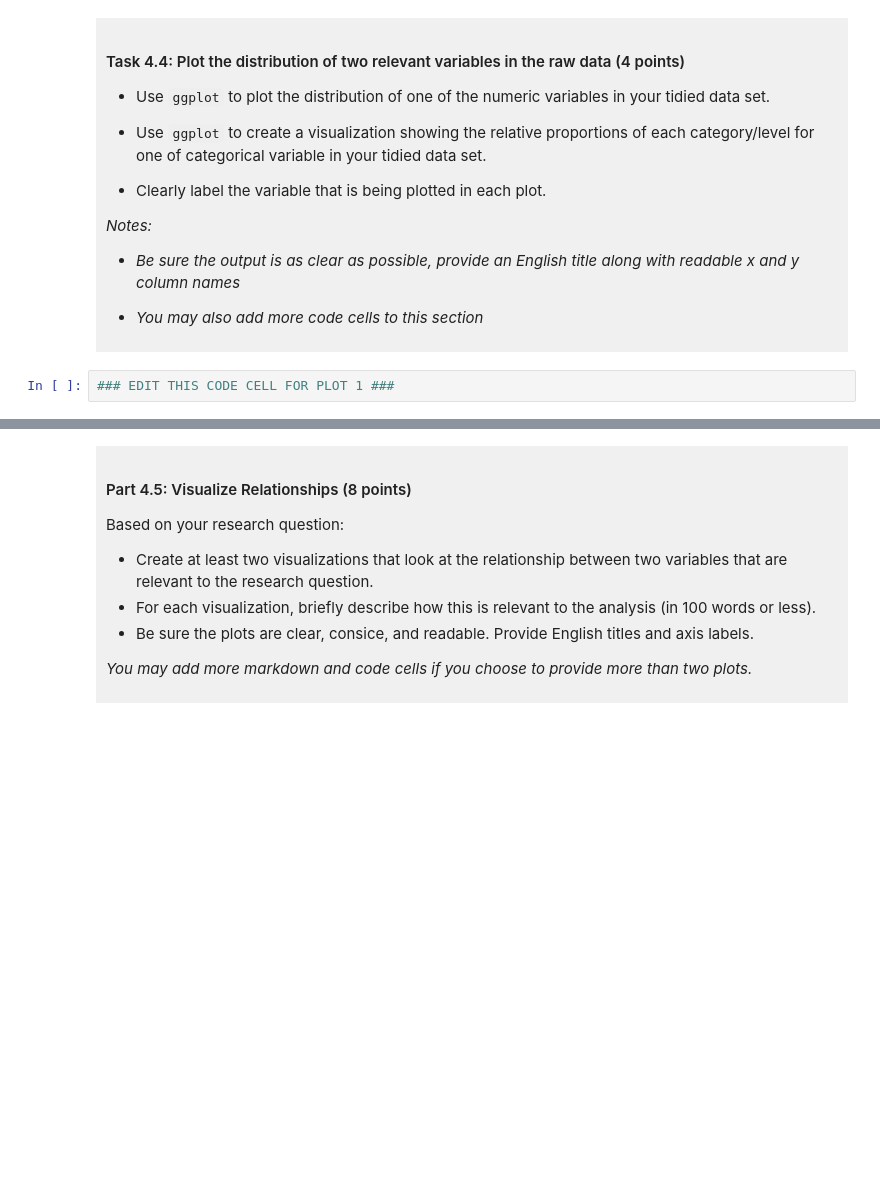
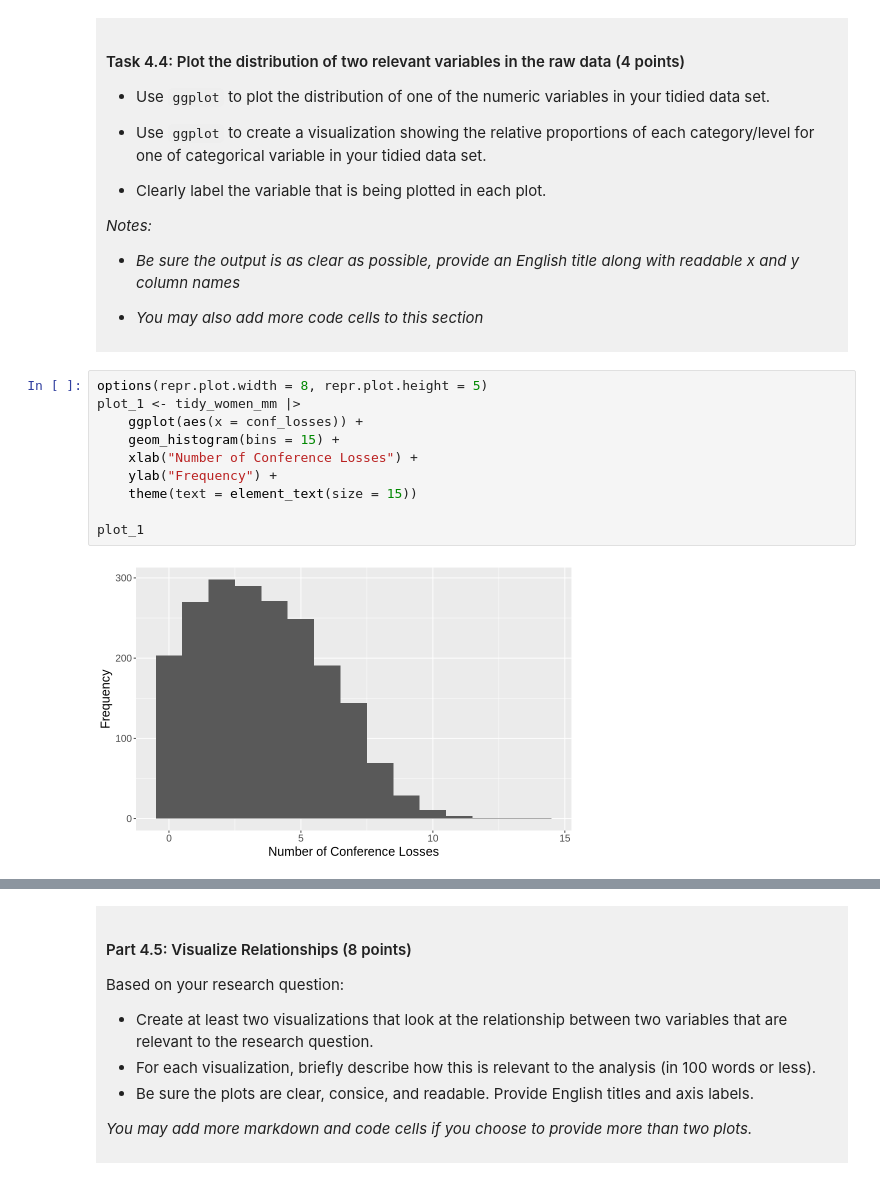
Before and after one commit to jqinggggg/dsci-100-project-junqing-ma, a Jupyter notebook: dsci-100-project-notebook.ipynb, the cells around one changed output, grey strips where cells are left out. Saved outputs shown, nothing was run; the diff lists cells and outputs as text; blank space fills up the shorter version.

```diff
--- a/dsci-100-project-notebook.ipynb
+++ b/dsci-100-project-notebook.ipynb
@@ -304,5 +336,15 @@ You will refine your research question (if needed) and produce a tidy data set.
 
 </div>
 # %%
-### EDIT THIS CODE CELL FOR PLOT 1 ###
+options(repr.plot.width = 8, repr.plot.height = 5)
+plot_1 <- tidy_women_mm |>
+    ggplot(aes(x = conf_losses)) +
+    geom_histogram(bins = 15) +
+    xlab("Number of Conference Losses") +
+    ylab("Frequency") +
+    theme(text = element_text(size = 15))
+
+plot_1
+# %% [output]
+[figure, added]
 # %%
```
Also changed, not shown: parts of 10 cells of this notebook.
